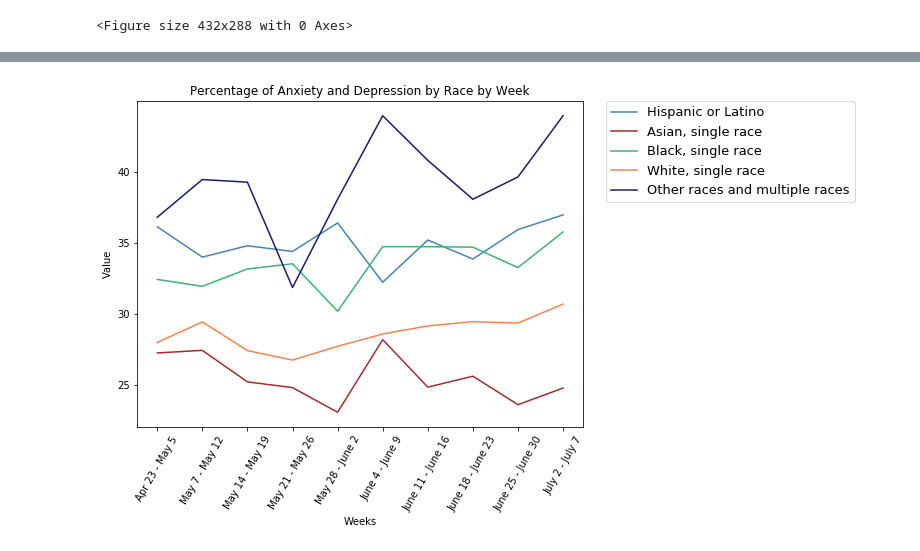
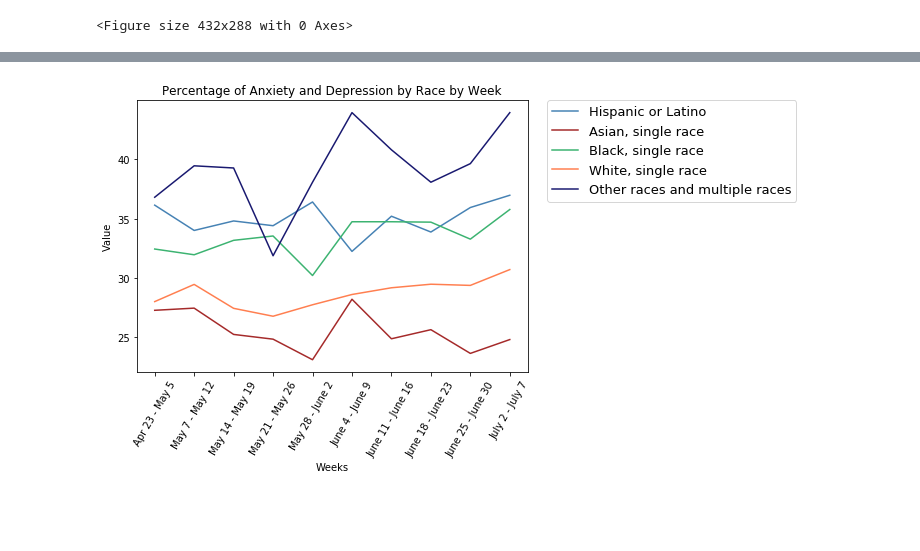
Before and after one commit to d-hires/Pandemic-Warriors-Project-1, a Jupyter notebook: Race.ipynb, the cells around one changed output, grey strips where cells are left out. Cells and saved outputs as stored; diff of their text form; code cells hidden in the pictures; blank space fills up the shorter version.

Commit message:
charts updated

```diff
--- a/Race.ipynb
+++ b/Race.ipynb
@@ -116,7 +116,7 @@ import numpy as np
 import matplotlib.pyplot as plt
 from matplotlib.pyplot import figure
 
-figure(num=None, figsize=(8, 6))
+figure(num=None, figsize=(7, 5))
 plt.xticks(rotation=60)
 
 # Create a list of the weeks that we will use as x axis
@@ -129,31 +129,31 @@ hispanic_latino_week = hispanic_latino.groupby("week").mean()["value"]
 asian = race_df.loc[race_df["subgroup"] == "Non-Hispanic Asian, single race"]
 asian_week = asian.groupby("week").mean()["value"]
 
 black = race_df.loc[race_df["subgroup"] == "Non-Hispanic black, single race"]
 black_week = black.groupby("week").mean()["value"]
 
 white = race_df.loc[race_df["subgroup"] == "Non-Hispanic white, single race"]
 white_week = white.groupby("week").mean()["value"]
 
 other = race_df.loc[race_df["subgroup"] == "Non-Hispanic, other races and multiple races"]
 other_week = other.groupby("week").mean()["value"]
 
 # Plot the line chart
 plt.plot(weeks, hispanic_latino_week, "steelblue", label="Hispanic or Latino")
 plt.plot(weeks, asian_week, "brown", label="Asian, single race")
 plt.plot(weeks, black_week, "mediumseagreen", label="Black, single race")
 plt.plot(weeks, white_week, "coral", label="White, single race")
 plt.plot(weeks, other_week, "midnightblue", label="Other races and multiple races")
 
 # Place a legend outside of the chart
 #https://qiita.com/matsui-k20xx/items/291400ed56a39ed63462
 plt.legend(bbox_to_anchor=(1.05, 1), loc='upper left', borderaxespad=0, fontsize=13)
 
 plt.xlabel("Weeks")
 plt.ylabel("Value")
 plt.title("Percentage of Anxiety and Depression by Race by Week")
 
 # Show the chart
 plt.show()
 # %% [output]
-[figure, old version]
+[figure, new version]
```
